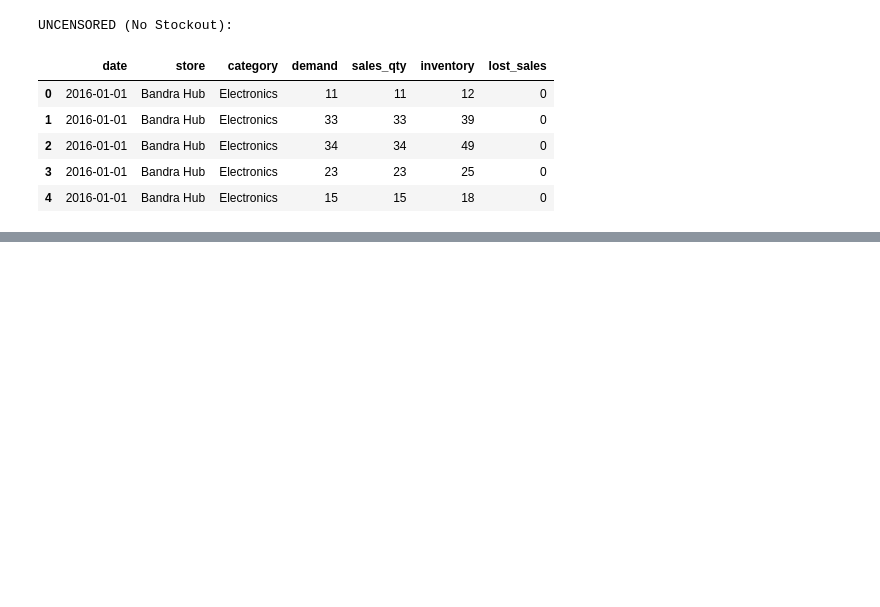
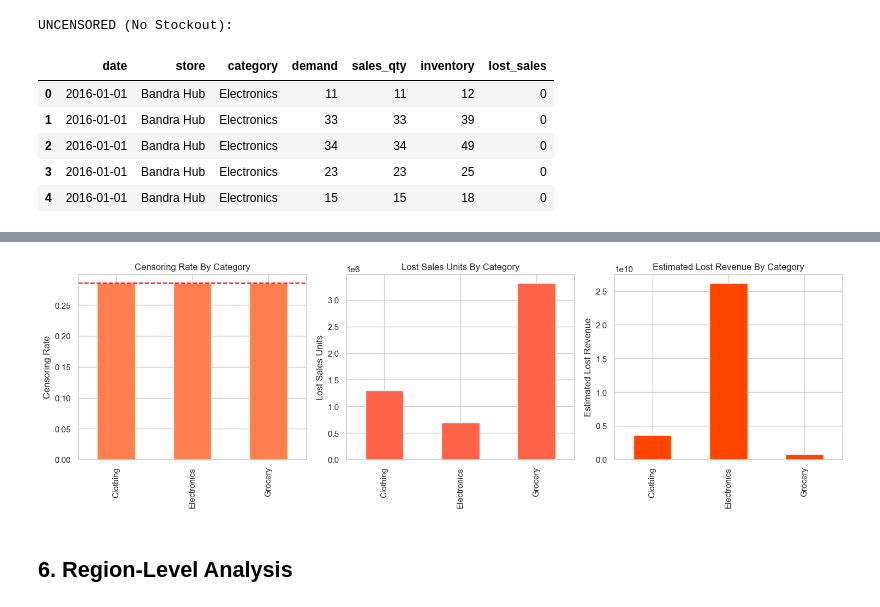
Before and after one commit to rejojose55625/demandEngine, a Jupyter notebook: notebooks/censored_demand_analysis.ipynb, the cells around one changed output, grey strips where cells are left out. Saved outputs shown, nothing was run; the diff lists cells and outputs as text; code cells hidden in the pictures; blank space fills up the shorter version.

Commit message:
censored demand analysis pt II

```diff
--- a/notebooks/censored_demand_analysis.ipynb
+++ b/notebooks/censored_demand_analysis.ipynb
@@ -179,0 +251,20 @@ UNCENSORED (No Stockout):
+# %%
+# By category
+category_censoring = df.groupby('category').agg({
+    'stockout_flag': ['sum', 'mean'],
+    'lost_sales': 'sum',
+    'sales_qty': 'sum',
+    'demand': 'sum',
+    'final_price': 'mean'
+}).reset_index()
+# %%
+category_censoring.columns = [
+    'category', 'stockouts_count', 'censoring_rate', 'lost_sales_units',
+    'actual_sales_units', 'true_demand_units', 'avg_price'
+]
+
+category_censoring['estimated_lost_revenue'] = category_censoring['lost_sales_units'] * category_censoring['avg_price']
+
+print("CENSORING BY CATEGORY")
+print("="*70)
+display(category_censoring[['category', 'censoring_rate', 'lost_sales_units', 'estimated_lost_revenue']])
@@ -179,0 +278,28 @@ UNCENSORED (No Stockout):
+# %%
+# Visualize
+fig, axes = plt.subplots(1, 3, figsize = (15, 5))
+
+category_censoring.plot(x = 'category', y = 'censoring_rate', kind = 'bar', ax = axes[0], legend = False, color = 'coral')
+axes[0].set_title('Censoring Rate By Category')
+axes[0].set_ylabel('Censoring Rate')
+axes[0].set_xlabel('')
+axes[0].axhline(y = df['stockout_flag'].mean(), color = 'red', linestyle = '--', label = 'Overall Average')
+
+# lost units
+category_censoring.plot(x = 'category', y = 'lost_sales_units', kind = 'bar', ax = axes[1], legend = False, color = 'tomato')
+axes[1].set_title('Lost Sales Units By Category')
+axes[1].set_ylabel('Lost Sales Units')
+axes[1].set_xlabel('')
+
+# Lost Revenue
+category_censoring.plot(x = 'category', y = 'estimated_lost_revenue', kind = 'bar', ax= axes[2], legend = False, color = 'orangered')
+axes[2].set_title('Estimated Lost Revenue By Category')
+axes[2].set_ylabel('Estimated Lost Revenue')
+axes[2].set_xlabel('')
+
+plt.tight_layout()
+plt.show()
+# %% [output]
+[figure, added]
+# %% [markdown]
+## 6. Region-Level Analysis
```
Also changed, not shown: parts of 14 cells of this notebook.
